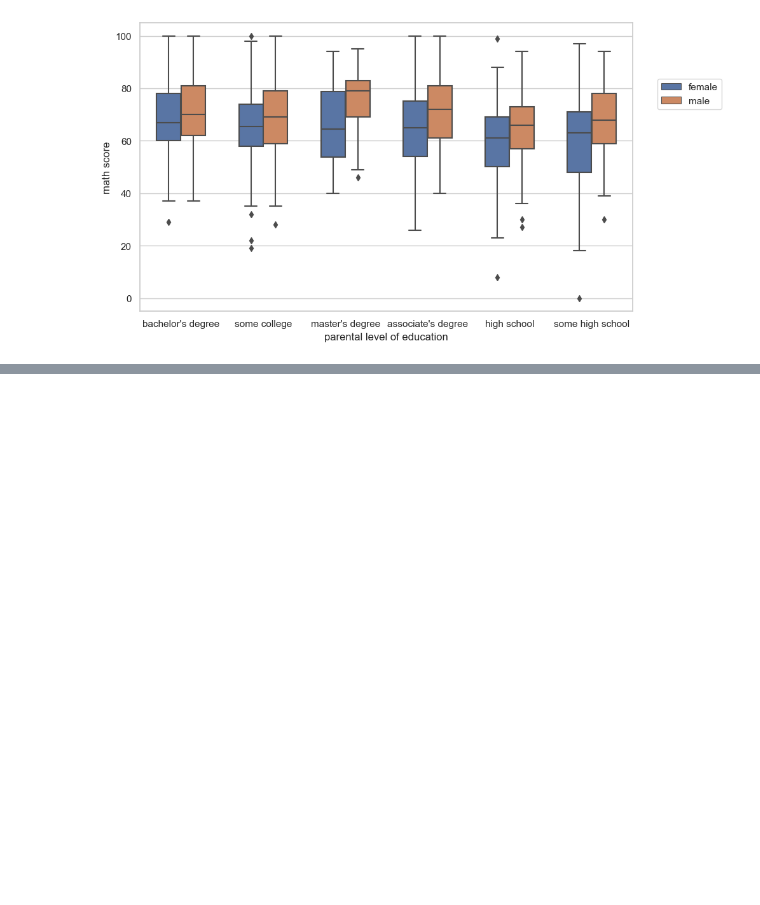
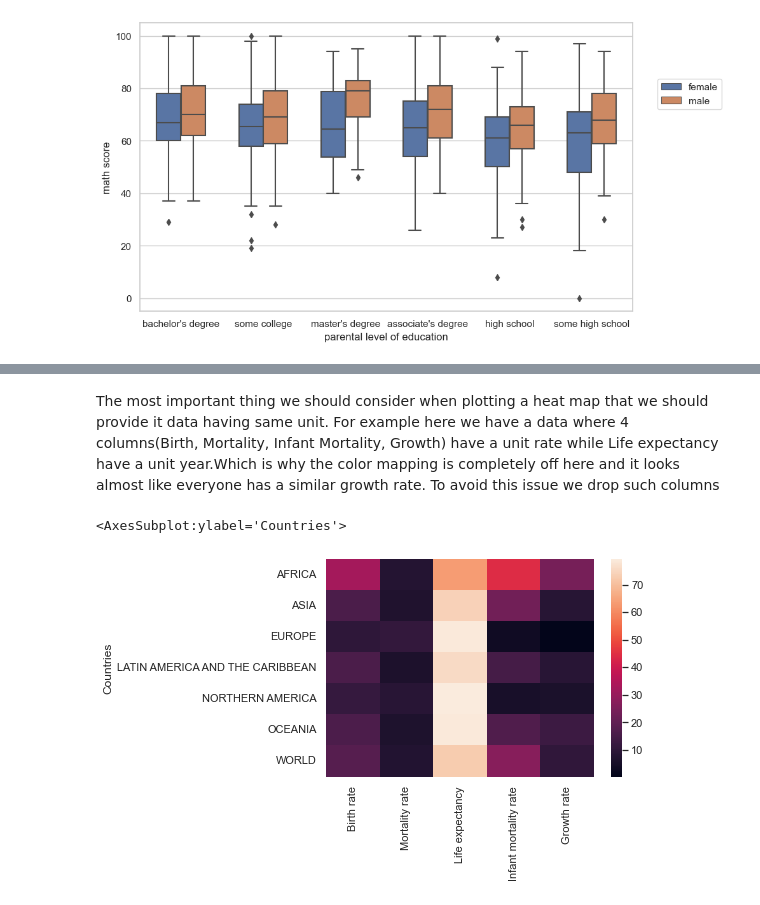
Before and after one commit to DanialAslam04/Time-Methods-pandas, a Jupyter notebook: Data Visualization/Seaborn/Data Visualization (Seaborn).ipynb, the cells around one changed output, grey strips where cells are left out. Drawn from its saved outputs; the diff is of its cells as text; code cells hidden in the pictures; blank space fills up the shorter version.

Commit message:
Added heatmap and cluster map

```diff
--- a/Data Visualization/Seaborn/Data Visualization (Seaborn).ipynb
+++ b/Data Visualization/Seaborn/Data Visualization (Seaborn).ipynb
@@ -421,0 +430,2 @@ g = g.add_legend();
+# %%
+df = pd.read_csv('country_table.csv')
@@ -421,0 +445,2 @@ g = g.add_legend();
+# %%
+df = df.set_index('Countries')
@@ -421,0 +459,8 @@ g = g.add_legend();
+# %% [markdown]
+The most important thing we should consider when plotting a heat map that we should provide it data having same unit. For example here we have a data where 4 columns(Birth, Mortality, Infant Mortality, Growth) have a unit rate while Life expectancy have a unit year.Which is why the color mapping is completely off here and it looks almost like everyone has a similar growth rate. To avoid this issue we drop such columns
+# %%
+#without dropping column
+sns.heatmap(df)
+# %% [output]
+<AxesSubplot:ylabel='Countries'>
+[figure, added]
```
Also changed, not shown: parts of 73 cells of this notebook, 2 other files.
